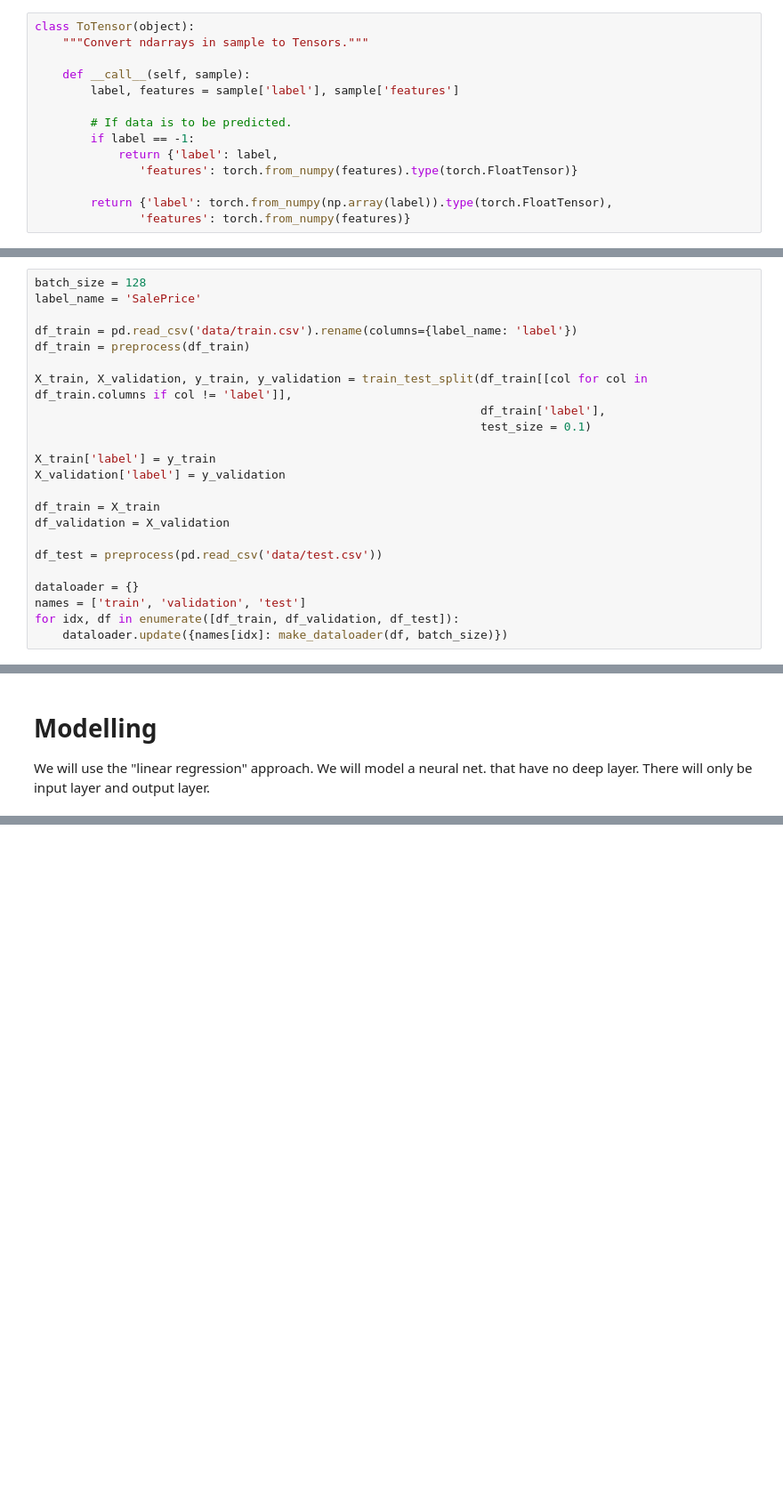
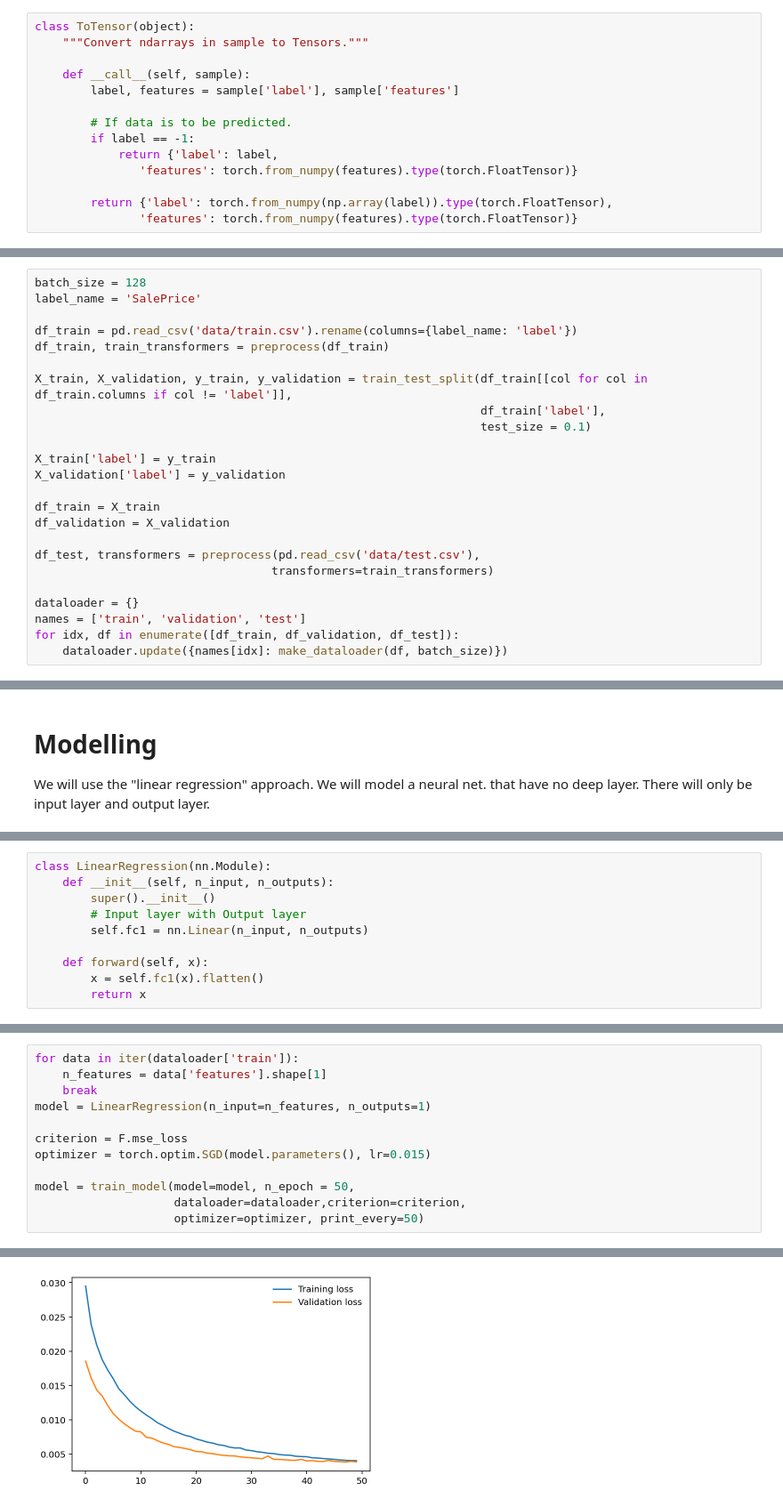
Before and after one commit to ET645/Adriel_ET645, a Jupyter notebook: House_Price_Predcition_Kaagle/House_Price_Prediction_NN_Kaagle.ipynb, the cells around one changed output, grey strips where cells are left out. Shown at 89% size. Saved outputs shown, nothing was run; the diff lists cells and outputs as text; blank space fills up the shorter version.

```diff
--- a/House_Price_Predcition_Kaagle/House_Price_Prediction_NN_Kaagle.ipynb
+++ b/House_Price_Predcition_Kaagle/House_Price_Prediction_NN_Kaagle.ipynb
@@ -290,7 +291,7 @@ class ToTensor(object):
                'features': torch.from_numpy(features).type(torch.FloatTensor)}
 
         return {'label': torch.from_numpy(np.array(label)).type(torch.FloatTensor),
-               'features': torch.from_numpy(features)}
+               'features': torch.from_numpy(features).type(torch.FloatTensor)}
 # %%
 def make_dataloader(df, batch_size):
     data = DataRow(df=df,
@@ -303,7 +304,7 @@ batch_size = 128
 label_name = 'SalePrice'
 
 df_train = pd.read_csv('data/train.csv').rename(columns={label_name: 'label'})
-df_train = preprocess(df_train)
+df_train, train_transformers = preprocess(df_train)
 
 X_train, X_validation, y_train, y_validation = train_test_split(df_train[[col for col in df_train.columns if col != 'label']],
                                                                 df_train['label'],
@@ -315,7 +316,8 @@ X_validation['label'] = y_validation
 df_train = X_train
 df_validation = X_validation
 
-df_test = preprocess(pd.read_csv('data/test.csv'))
+df_test, transformers = preprocess(pd.read_csv('data/test.csv'),
+                                  transformers=train_transformers)
 
 dataloader = {}
 names = ['train', 'validation', 'test']
@@ -390,0 +396,10 @@ We will use the "linear regression" approach. We will model a neural net. that h
+# %%
+class LinearRegression(nn.Module):
+    def __init__(self, n_input, n_outputs):
+        super().__init__()
+        # Input layer with Output layer
+        self.fc1 = nn.Linear(n_input, n_outputs)
+
+    def forward(self, x):
+        x = self.fc1(x).flatten()
+        return x
@@ -390,0 +522,13 @@ We will use the "linear regression" approach. We will model a neural net. that h
+# %%
+for data in iter(dataloader['train']):
+    n_features = data['features'].shape[1]
+    break
+model = LinearRegression(n_input=n_features, n_outputs=1)
+
+criterion = F.mse_loss
+optimizer = torch.optim.SGD(model.parameters(), lr=0.015)
+
+model = train_model(model=model, n_epoch = 50,
+                    dataloader=dataloader,criterion=criterion,
+                    optimizer=optimizer, print_every=50)
+# %% [output]
@@ -390,0 +552 @@ We will use the "linear regression" approach. We will model a neural net. that h
+[figure, added]
```
Also changed, not shown: parts of 14 cells of this notebook, 2 other files.
